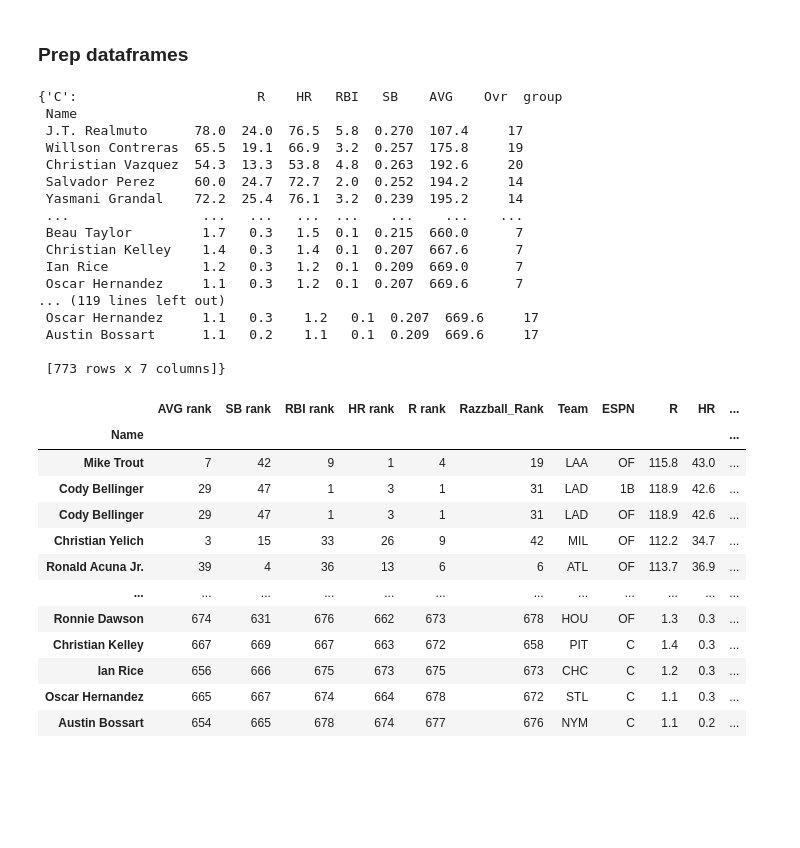
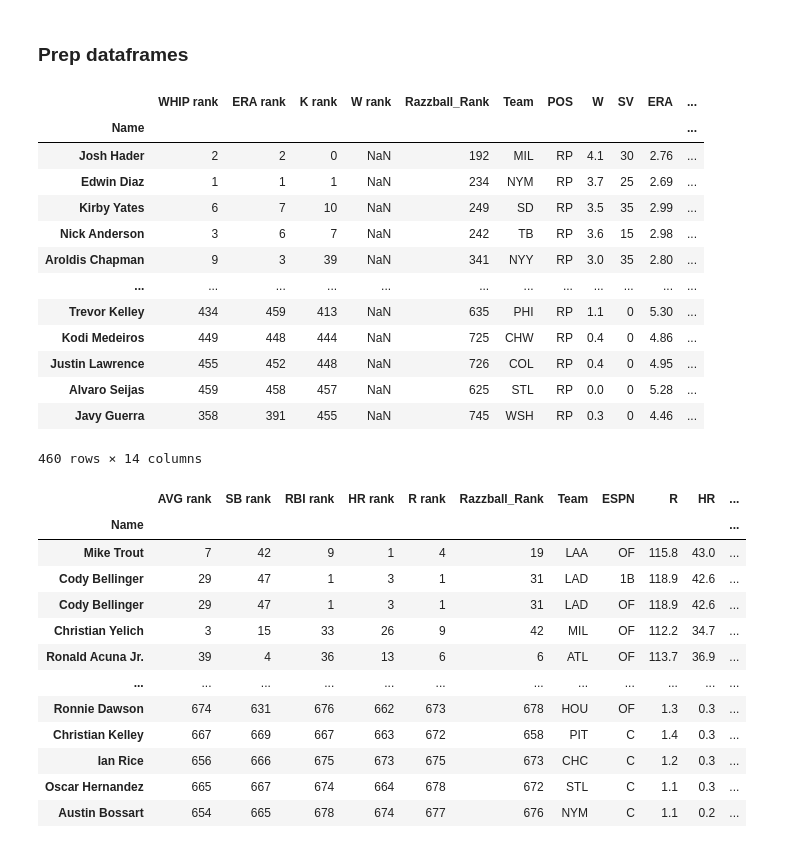
Before and after one commit to samozm/rotissarie_baseball, a Jupyter notebook: Baseball_Drafter.ipynb, the cells around one changed output. Drawn from its saved outputs; the diff is of its cells as text; code cells hidden in the pictures; blank space fills up the shorter version.

```diff
--- a/Baseball_Drafter.ipynb
+++ b/Baseball_Drafter.ipynb
@@ -122,42 +140,40 @@ pitcher_tables = { 'SP': "",
 # %%
 hitters = get_hitters().set_index('Name')
 groups = []
 #C, 1B, 2B, SS, 3B, OF, outer, inner, util
-groups = group_by_pos(hitters)
-
+#groups = group_by_pos(hitters)
+groups = [split_by_pos(hitters, x) for x in HitterPositions]
 #hitters['group'] = group_players(hitters.drop(['AVG rank', 'SB rank', 'RBI rank', 'HR rank', 'R rank', 'Razzball_Rank','Team','ESPN'], axis=1))
 for i in range(len(groups)):
-    groups[i].sort_values(by=['Ovr'],inplace=True,ascending=True)
+    groups[i] = groups[i].sort_values(by=['Ovr'],ascending=True)
     hitter_tables[HitterPositions[i]] = groups[i]
     #groups[i].to_csv('{}.csv'.format(HitterPositions[i]))
 
 pitchers = get_pitchers().set_index('Name')
 pitchers.sort_values(by=['Razzball_Rank'],inplace=True,ascending=True)
 
-groups = group_pitchers_pos(pitchers)
+#groups = group_pitchers_pos(pitchers)
+groups = [split_by_pos(pitchers, x) for x in PitcherPositions]
 for i in range (len(groups)):
-    groups[i].sort_values(by=['Ovr'],inplace=True,ascending=True)
+    groups[i] = groups[i].sort_values(by=['Ovr'],ascending=True)
     pitcher_tables[PitcherPositions[i]] = groups[i]
 
-hitter_tables
+pitcher_tables['RP']
 # %% [output]
+|  | WHIP rank | ERA rank | K rank | W rank | Razzball_Rank | Team | POS | W | SV | ERA | ... |
+| Name |  |  |  |  |  |  |  |  |  |  | ... |
+| Josh Hader | 2 | 2 | 0 | NaN | 192 | MIL | RP | 4.1 | 30 | 2.76 | ... |
+| Edwin Diaz | 1 | 1 | 1 | NaN | 234 | NYM | RP | 3.7 | 25 | 2.69 | ... |
+| Kirby Yates | 6 | 7 | 10 | NaN | 249 | SD | RP | 3.5 | 35 | 2.99 | ... |
+| Nick Anderson | 3 | 6 | 7 | NaN | 242 | TB | RP | 3.6 | 15 | 2.98 | ... |
+| Aroldis Chapman | 9 | 3 | 39 | NaN | 341 | NYY | RP | 3.0 | 35 | 2.80 | ... |
+| ... | ... | ... | ... | ... | ... | ... | ... | ... | ... | ... | ... |
+| Trevor Kelley | 434 | 459 | 413 | NaN | 635 | PHI | RP | 1.1 | 0 | 5.30 | ... |
+| Kodi Medeiros | 449 | 448 | 444 | NaN | 725 | CHW | RP | 0.4 | 0 | 4.86 | ... |
+| Justin Lawrence | 455 | 452 | 448 | NaN | 726 | COL | RP | 0.4 | 0 | 4.95 | ... |
+| Alvaro Seijas | 459 | 458 | 457 | NaN | 625 | STL | RP | 0.0 | 0 | 5.28 | ... |
+| Javy Guerra | 358 | 391 | 455 | NaN | 745 | WSH | RP | 0.3 | 0 | 4.46 | ... |
-{'C':                       R    HR   RBI   SB    AVG    Ovr  group
- Name
- J.T. Realmuto      78.0  24.0  76.5  5.8  0.270  107.4     17
- Willson Contreras  65.5  19.1  66.9  3.2  0.257  175.8     19
- Christian Vazquez  54.3  13.3  53.8  4.8  0.263  192.6     20
- Salvador Perez     60.0  24.7  72.7  2.0  0.252  194.2     14
- Yasmani Grandal    72.2  25.4  76.1  3.2  0.239  195.2     14
- ...                 ...   ...   ...  ...    ...    ...    ...
- Beau Taylor         1.7   0.3   1.5  0.1  0.215  660.0      7
- Christian Kelley    1.4   0.3   1.4  0.1  0.207  667.6      7
- Ian Rice            1.2   0.3   1.2  0.1  0.209  669.0      7
- Oscar Hernandez     1.1   0.3   1.2  0.1  0.207  669.6      7
-... (119 lines left out)
- Oscar Hernandez     1.1   0.3    1.2   0.1  0.207  669.6     17
- Austin Bossart      1.1   0.2    1.1   0.1  0.209  669.6     17
-
- [773 rows x 7 columns]}
+460 rows × 14 columns
 # %%
 all_hitters = group_by_pos(get_hitters().set_index('Name'))[0].sort_values(by='Ovr',ascending=True).reset_index();
 
```
Also changed, not shown: parts of 5 cells of this notebook.
